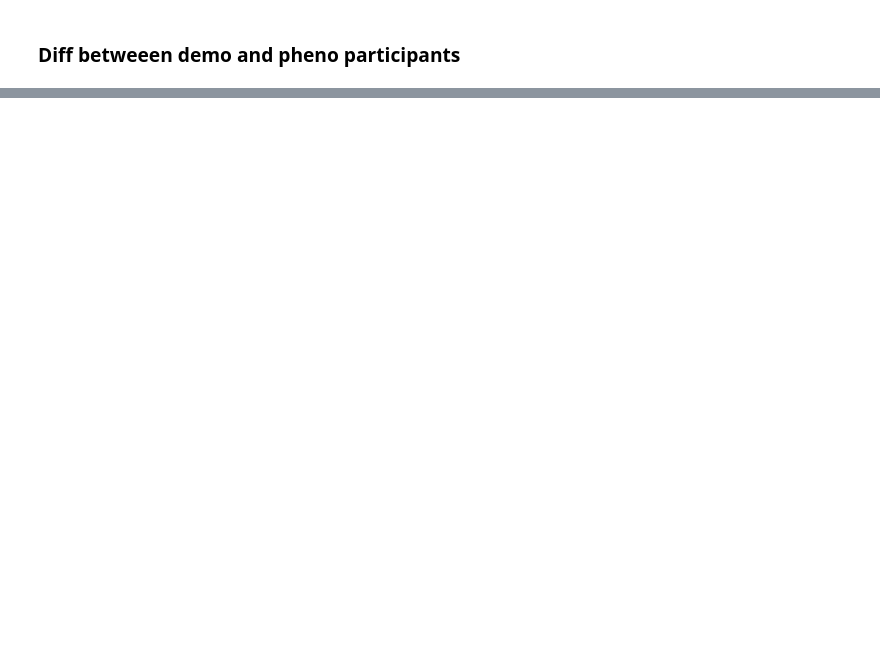
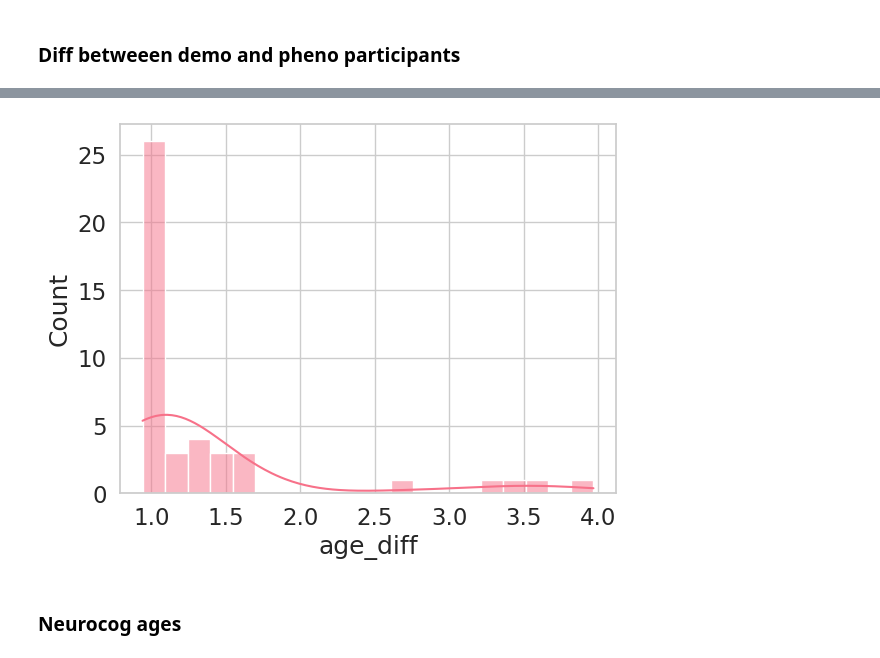
Before and after one commit to nipoppy/nipoppy, a Jupyter notebook: nipoppy/notebooks/redcap.ipynb, the cells around one changed output, grey strips where cells are left out. Drawn from its saved outputs; the diff is of its cells as text; code cells hidden in the pictures; blank space fills up the shorter version.

```diff
--- a/nipoppy/notebooks/redcap.ipynb
+++ b/nipoppy/notebooks/redcap.ipynb
@@ -422,8 +620,8 @@ redcap_event_visit_id_dict = {"Baseline (Arm 1: C-OPN)": "v1"}
 
 demo_cols = ['group', 'sex', 'yrs_education']
 dx_cols = ['diagnosis_determined', 'duration_disease']
-date_columns = ["moca_date", "updrs_date", "neuropsy_date", "suivi_MRI_date", "scanner_acq_date", "legacy_date_MRI"]
-age_cols = ["legacy_age_MRI","suivi_age_MRI","dicom_age_MRI","age_moca", "age_updrs", "age_neuropsy"]
+date_columns = ["moca_date", "updrs_date", "neuropsy_date", "neurocog_date", "suivi_MRI_date", "scanner_acq_date", "legacy_date_MRI"]
+age_cols = ["legacy_age_MRI","suivi_age_MRI","dicom_age_MRI","age_moca", "age_updrs", "age_neuropsy", "age_neurocog"]
 
 screen_cols = redcap_index_cols + demo_cols + dx_cols + date_columns + age_cols
 
@@ -450,5 +648,5 @@ screen_df = pd.concat([screen_df, nipoppy_participants_without_pheno_data_df], a
 
 print(f"screen_df participants: {screen_df['participant_id'].nunique()}")
 # ------------------------------------------------------------------------------------ #
-
+print(f"screen_df shape: {screen_df.shape}")
 screen_df.head()
@@ -507,7 +716,8 @@ temporal_cols = ["medication_status"] + updrs_cols + moca_cols
 age_col_dict = {"dicom_age_MRI": "MRI",
                 "age_updrs": "UPDRS",
                 "age_moca": "MOCA",
-                "age_neuropsy": "NEUROPSY"}
+                "age_neuropsy": "NEUROPSY",
+                "age_neurocog": "NEUROCOG"}
 
 demographic_df = pd.DataFrame()
 for participant_id in screen_df["participant_id"].unique():
@@ -665,0 +972,7 @@ demographic_df[demographic_df["assessment"]=="MRI"]
+# %%
+mri_df = demographic_df[demographic_df["assessment"]=="MRI"]
+longitudinal_participants = mri_df[mri_df["visit_id"]=="v2"]["participant_id"].unique()
+n_longitudinal_participants = len(longitudinal_participants)
+print(f"n_longitudinal_participants: {n_longitudinal_participants}")
+longitudinal_mri_df = mri_df[mri_df["participant_id"].isin(longitudinal_participants)]
+longitudinal_mri_df.head()
@@ -665,0 +987,8 @@ demographic_df[demographic_df["assessment"]=="MRI"]
+# %%
+MRI_v1 = longitudinal_mri_df[longitudinal_mri_df["visit_id"]=="v1"][["participant_id","age"]].set_index("participant_id")
+MRI_v2 = longitudinal_mri_df[longitudinal_mri_df["visit_id"]=="v2"][["participant_id","age"]].set_index("participant_id")
+
+MRI_age_diff = MRI_v2 - MRI_v1
+MRI_age_diff = MRI_age_diff.rename(columns={"age":"age_diff"})
+MRI_age_diff = MRI_age_diff.reset_index()
+MRI_age_diff.head()
@@ -665,0 +1002,9 @@ demographic_df[demographic_df["assessment"]=="MRI"]
+# %%
+with sns.plotting_context("notebook", font_scale=1.5):
+    sns.set_style("whitegrid")
+    sns.set_palette("husl")
+    sns.histplot(MRI_age_diff["age_diff"], kde=True, bins=20)
+# %% [output]
+[figure, added]
+# %% [markdown]
+### Neurocog ages
```
Also changed, not shown: parts of 44 cells of this notebook.
